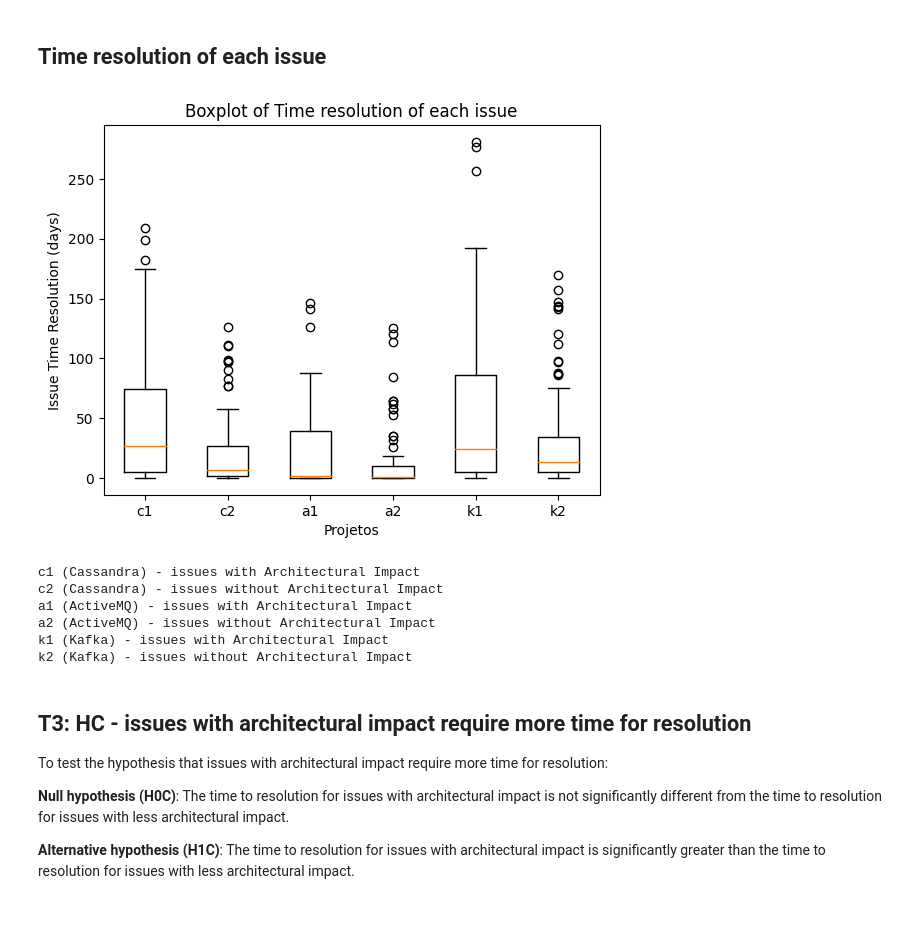
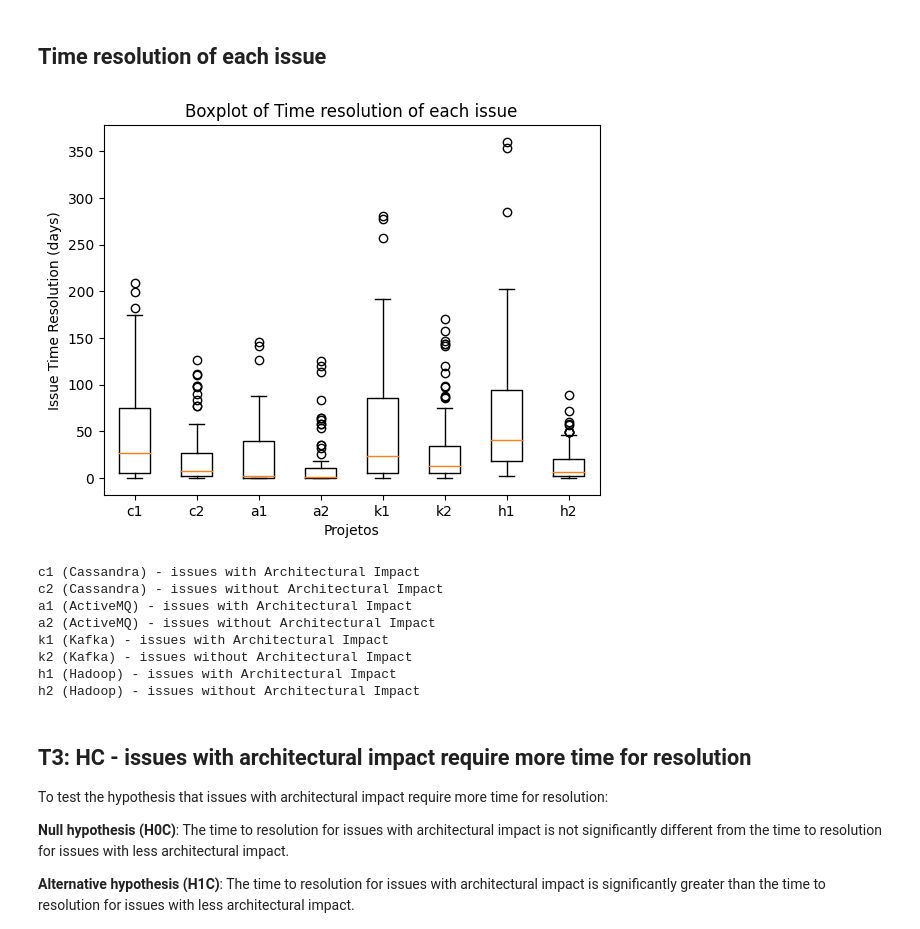
Before and after one commit to armandossrecife/my_validation3, a Jupyter notebook: my_comparison.ipynb, the cells around one changed output. Saved outputs shown, nothing was run; the diff lists cells and outputs as text; code cells hidden in the pictures.

```diff
--- a/my_comparison.ipynb
+++ b/my_comparison.ipynb
@@ -863,0 +1035,6 @@ d12_kafka_without_outliers = remove_outliers_from_serie(d12_kafka_my_series)
+# %%
+s11_hadoop = df11_hadoop_issues_commits_with_ai.time_resolution.dropna()
+# %%
+d11_hadoop_issues_ai_yes_tr = convert_list_days_in_list_int2(s11_hadoop.to_list())
+d11_hadoop_my_series = pd.Series(d11_hadoop_issues_ai_yes_tr)
+d11_hadoop_without_outliers = remove_outliers_from_serie(d11_hadoop_my_series)
@@ -863,0 +1043,7 @@ d12_kafka_without_outliers = remove_outliers_from_serie(d12_kafka_my_series)
+# %%
+df_hdp_ai_no = df_hadoop_issues_inspected[df_hadoop_issues_inspected.architectural_impact=='NO']
+lista_hdp_issues_architectural_impact_no = df_hdp_ai_no.issue_key.to_list()
+print('Relação entre Commits e Issues sem impacto arquitetural')
+
+df_merge_hdp_commits_issues_no = merge_comits_issues2(df_hdp_commits_arquivos_criticos, lista_hdo_issues_architectural_impact_no, 'HADOOP')
+df_merge_hdp_commits_issues_no
@@ -864,3 +1077,12 @@ d12_kafka_without_outliers = remove_outliers_from_serie(d12_kafka_my_series)
+# %%
+#Calcula tempo de resolução dos issues sem impacto arquitetural
+
+df12_hadoop_issues_commits_no_ai = df_hadoop_issues_commits_critical_classes[df_hadoop_issues_commits_critical_classes['issue_key'].isin(lista_hdp_issues_architectural_impact_no)]
+s12_hadoop = df12_hadoop_issues_commits_no_ai.time_resolution.dropna()
+
+d12_hadoop_issues_ai_no_tr = convert_list_days_in_list_int2(s12_hadoop.to_list())
+d12_hadoop_my_series = pd.Series(d12_hadoop_issues_ai_no_tr)
+d12_hadoop_without_outliers = remove_outliers_from_serie(d12_hadoop_my_series)
 # %% [markdown]
 # Estatísticas dos Resultados
 # %% [markdown]
@@ -1080,21 +1362,25 @@ effec-size 0.5655220449399715
 # %% [markdown]
 ##  Time resolution of each issue
 # %%
-create_boxplot(lista_dados=[d9_cassandra_without_outliers, d10_cassandra_without_outliers,d11_activema_without_outliers,d12_activemq_without_outliers, d11_kafka_without_outliers,d12_kafka_without_outliers], my_title='Boxplot of Time resolution of each issue', my_xlabel='Projetos', my_ylabel='Issue Time Resolution (days)', my_labels=['c1', 'c2', 'a1', 'a2', 'k1', 'k2'])
+create_boxplot(lista_dados=[d9_cassandra_without_outliers, d10_cassandra_without_outliers,d11_activema_without_outliers,d12_activemq_without_outliers, d11_kafka_without_outliers,d12_kafka_without_outliers, d11_hadoop_without_outliers,d12_hadoop_without_outliers], my_title='Boxplot of Time resolution of each issue', my_xlabel='Projetos', my_ylabel='Issue Time Resolution (days)', my_labels=['c1', 'c2', 'a1', 'a2', 'k1', 'k2', 'h1', 'h2'])
 print('c1 (Cassandra) - issues with Architectural Impact')
 print('c2 (Cassandra) - issues without Architectural Impact')
 print('a1 (ActiveMQ) - issues with Architectural Impact')
 print('a2 (ActiveMQ) - issues without Architectural Impact')
 print('k1 (Kafka) - issues with Architectural Impact')
 print('k2 (Kafka) - issues without Architectural Impact')
+print('h1 (Hadoop) - issues with Architectural Impact')
+print('h2 (Hadoop) - issues without Architectural Impact')
 # %% [output]
-[figure, old version]
+[figure, new version]
 c1 (Cassandra) - issues with Architectural Impact
 c2 (Cassandra) - issues without Architectural Impact
 a1 (ActiveMQ) - issues with Architectural Impact
 a2 (ActiveMQ) - issues without Architectural Impact
 k1 (Kafka) - issues with Architectural Impact
 k2 (Kafka) - issues without Architectural Impact
+h1 (Hadoop) - issues with Architectural Impact
+h2 (Hadoop) - issues without Architectural Impact
 # %% [markdown]
 ## T3: HC - issues with architectural impact require more time for resolution
 To test the hypothesis that issues with architectural impact require more time for resolution:
```
Also changed, not shown: parts of 34 cells of this notebook.
